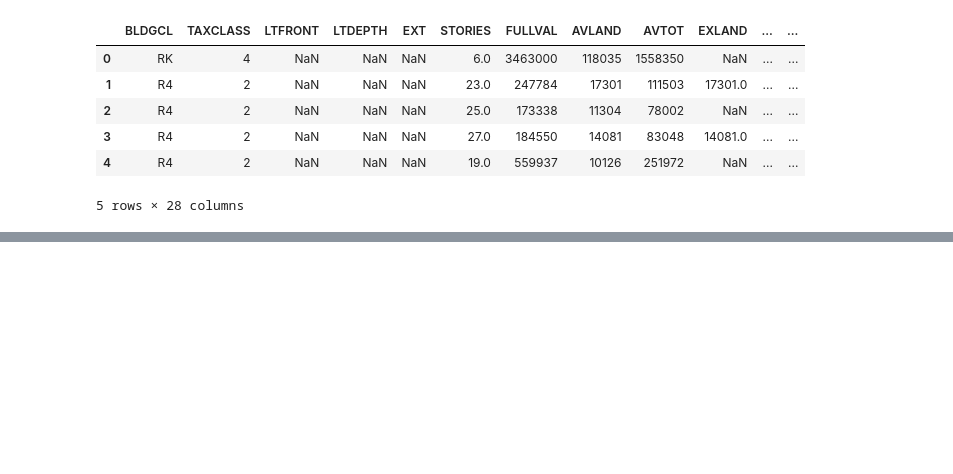
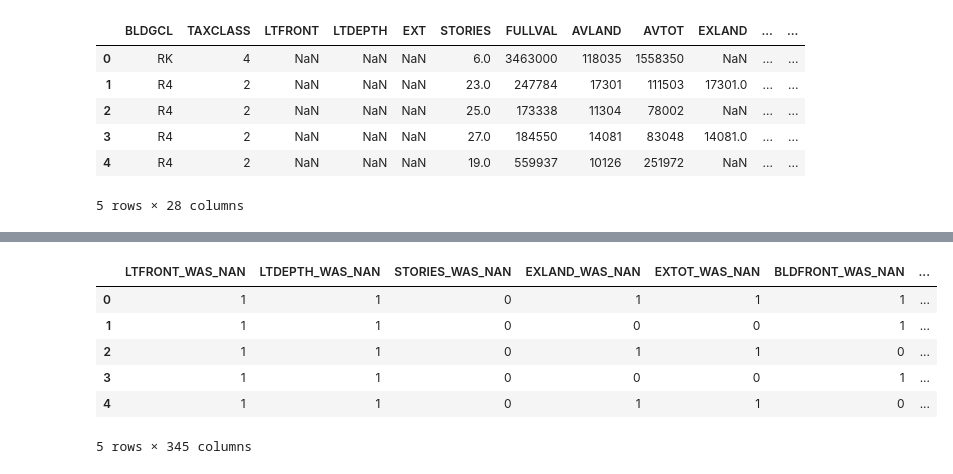
Before and after one commit to Dynovski/BESTHL-AI, a Jupyter notebook: Cleaning.ipynb, the cells around one changed output, grey strips where cells are left out. Saved outputs shown, nothing was run; the diff lists cells and outputs as text; code cells hidden in the pictures; blank space fills up the shorter version.

```diff
--- a/Cleaning.ipynb
+++ b/Cleaning.ipynb
@@ -245,0 +299,11 @@ df.describe()
+# %%
+one_hot_encoded = pd.get_dummies(df[categorical_cols])
+one_hot_encoded.head()
+# %% [output]
+|  | LTFRONT_WAS_NAN | LTDEPTH_WAS_NAN | STORIES_WAS_NAN | EXLAND_WAS_NAN | EXTOT_WAS_NAN | BLDFRONT_WAS_NAN | ... |
+| 0 | 1 | 1 | 0 | 1 | 1 | 1 | ... |
+| 1 | 1 | 1 | 0 | 0 | 0 | 1 | ... |
+| 2 | 1 | 1 | 0 | 1 | 1 | 0 | ... |
+| 3 | 1 | 1 | 0 | 0 | 0 | 1 | ... |
+| 4 | 1 | 1 | 0 | 1 | 1 | 0 | ... |
+5 rows × 345 columns
```
Also changed, not shown: parts of 14 cells of this notebook, 1 other file.
